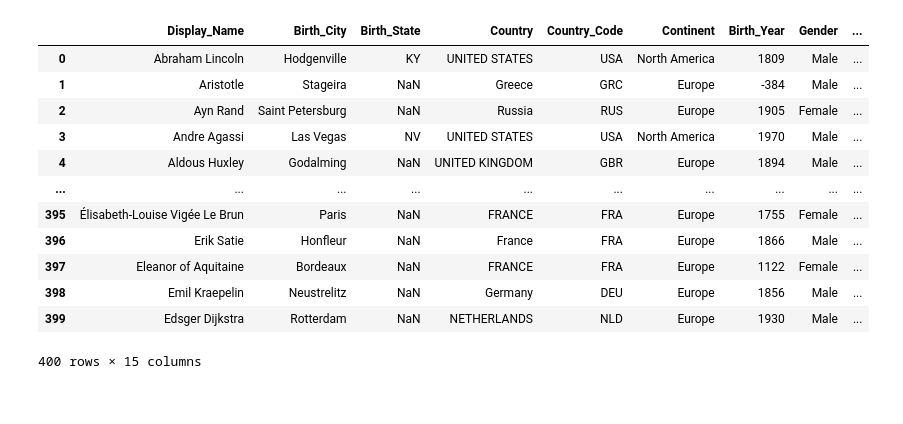
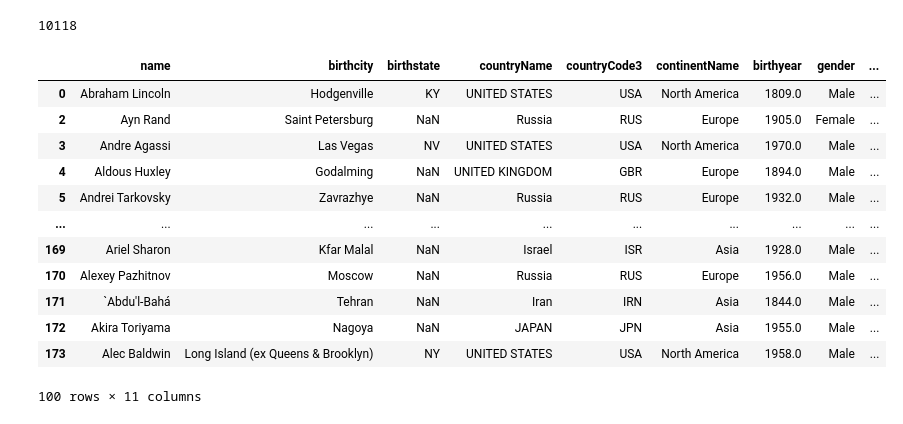
Before and after one commit to jordanwhite268/Zodiac_Analysis, a Jupyter notebook: Clean_Pantheon_People.ipynb, the cells around one changed output. Cells and saved outputs as stored; diff of their text form; code cells hidden in the pictures.

```diff
--- a/Clean_Pantheon_People.ipynb
+++ b/Clean_Pantheon_People.ipynb
@@ -33,6 +21,11 @@ data2.head(5)
 #replace the invalid vaues
 #data2.loc[invalid_values.index, 'Birth_Year'] = pd.NA
 #check to see if any values are returned
-invalid_values = data2[data2['Birth_Year'].astype(str).str.contains('[a-zA-Z!@#$%^&*(),.?":{}|<>]', regex=True, na=False)]
-print(invalid_values)
+#invalid_values = data2[data2['Birth_Year'].astype(str).str.contains('[a-zA-Z!@#$%^&*(),.?":{}|<>]', regex=True, na=False)]
+#print(invalid_values)
+
+badyr = data['birthyear'].str.extract(r'^(\d{4})', expand=False)
+badyr.head(10)
+data['birthyear'] = pd.to_numeric(badyr)
+data['birthyear'].dtype
 # %% [output]
@@ -111,22 +33,24 @@ data2.head(200)
-# %%
-#if there are two names, set the first to first name and the second to last name, and n/a for middle name and moniker
-split_names = data2['Display_Name'].str.split(n=1, expand=True)
-data2['First_Name'] = split_names[0]
-data2['Last_Name'] = split_names[1]
-data2['Middle_Name'] = pd.NA
-data2['Moniker'] = pd.NA
-data2.head(400)
-# %% [output]
-|  | Display_Name | Birth_City | Birth_State | Country | Country_Code | Continent | Birth_Year | Gender | ... |
-| 0 | Abraham Lincoln | Hodgenville | KY | UNITED STATES | USA | North America | 1809 | Male | ... |
-| 1 | Aristotle | Stageira | NaN | Greece | GRC | Europe | -384 | Male | ... |
-| 2 | Ayn Rand | Saint Petersburg | NaN | Russia | RUS | Europe | 1905 | Female | ... |
-| 3 | Andre Agassi | Las Vegas | NV | UNITED STATES | USA | North America | 1970 | Male | ... |
-| 4 | Aldous Huxley | Godalming | NaN | UNITED KINGDOM | GBR | Europe | 1894 | Male | ... |
-| ... | ... | ... | ... | ... | ... | ... | ... | ... | ... |
-| 395 | Élisabeth-Louise Vigée Le Brun | Paris | NaN | FRANCE | FRA | Europe | 1755 | Female | ... |
-| 396 | Erik Satie | Honfleur | NaN | France | FRA | Europe | 1866 | Male | ... |
-| 397 | Eleanor of Aquitaine | Bordeaux | NaN | FRANCE | FRA | Europe | 1122 | Female | ... |
-| 398 | Emil Kraepelin | Neustrelitz | NaN | Germany | DEU | Europe | 1856 | Male | ... |
-| 399 | Edsger Dijkstra | Rotterdam | NaN | NETHERLANDS | NLD | Europe | 1930 | Male | ... |
-400 rows × 15 columns
+# %%
+#drop nas in year
+data.dropna(subset=["birthyear"], inplace=True)
+len(data)
+# %% [output]
+10118
+# %%
+#drop where year is less than 1500 - prob won't have an accurate birthdate
+data = data.drop(data[data['birthyear'] < 1500].index)
+data.head(100)
+# %% [output]
+|  | name | birthcity | birthstate | countryName | countryCode3 | continentName | birthyear | gender | ... |
+| 0 | Abraham Lincoln | Hodgenville | KY | UNITED STATES | USA | North America | 1809.0 | Male | ... |
+| 2 | Ayn Rand | Saint Petersburg | NaN | Russia | RUS | Europe | 1905.0 | Female | ... |
+| 3 | Andre Agassi | Las Vegas | NV | UNITED STATES | USA | North America | 1970.0 | Male | ... |
+| 4 | Aldous Huxley | Godalming | NaN | UNITED KINGDOM | GBR | Europe | 1894.0 | Male | ... |
+| 5 | Andrei Tarkovsky | Zavrazhye | NaN | Russia | RUS | Europe | 1932.0 | Male | ... |
+| ... | ... | ... | ... | ... | ... | ... | ... | ... | ... |
+| 169 | Ariel Sharon | Kfar Malal | NaN | Israel | ISR | Asia | 1928.0 | Male | ... |
+| 170 | Alexey Pazhitnov | Moscow | NaN | Russia | RUS | Europe | 1956.0 | Male | ... |
+| 171 | `Abdu'l-Bahá | Tehran | NaN | Iran | IRN | Asia | 1844.0 | Male | ... |
+| 172 | Akira Toriyama | Nagoya | NaN | JAPAN | JPN | Asia | 1955.0 | Male | ... |
+| 173 | Alec Baldwin | Long Island (ex Queens & Brooklyn) | NY | UNITED STATES | USA | North America | 1958.0 | Male | ... |
+100 rows × 11 columns
```
Also changed, not shown: parts of 14 cells of this notebook, 3 other files.
